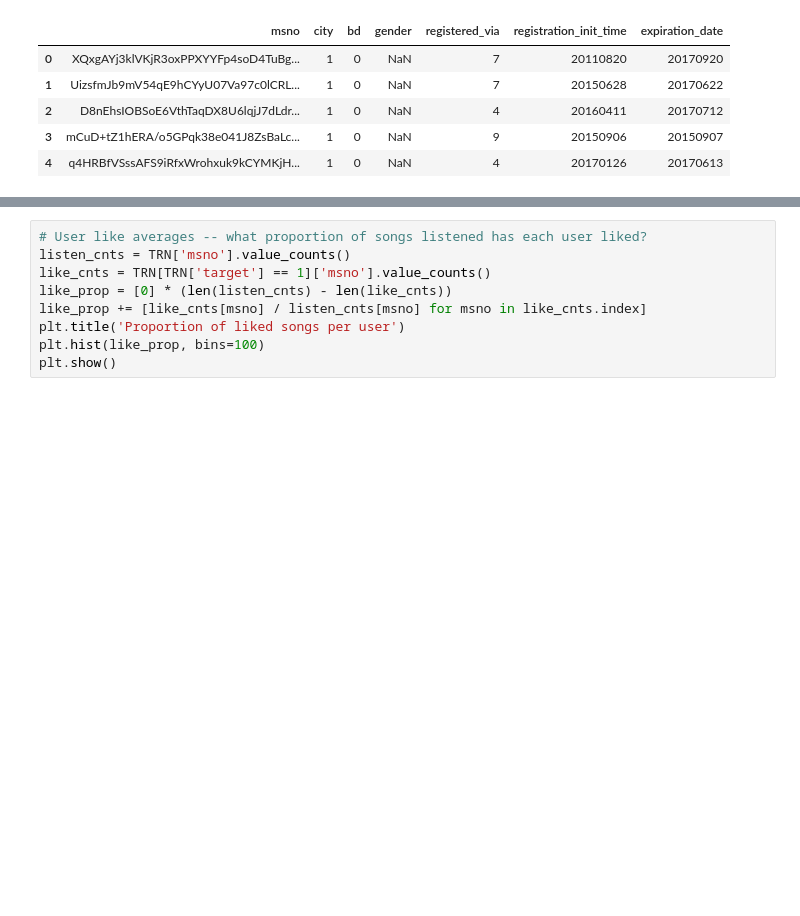
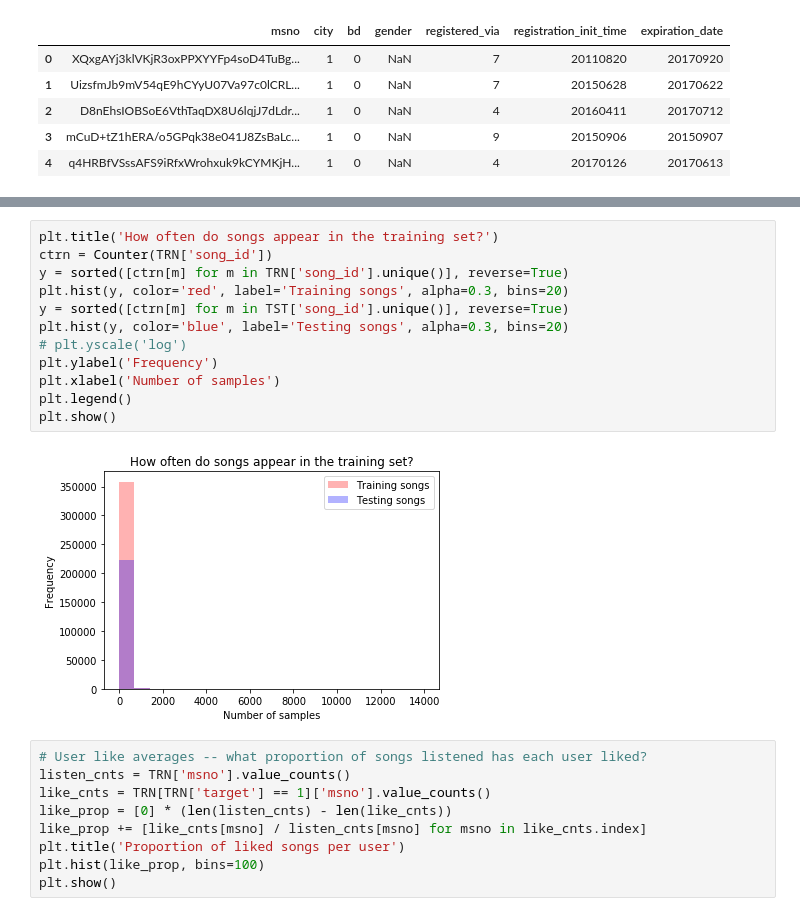
Before and after one commit to Kasonreal/kaggle-kkbox-recommender, a Jupyter notebook: notebooks/explore.ipynb, the cells around one changed output, grey strips where cells are left out. Cells and saved outputs as stored; diff of their text form; blank space fills up the shorter version.

```diff
--- a/notebooks/explore.ipynb
+++ b/notebooks/explore.ipynb
@@ -109,3 +123,17 @@ Name: msno, dtype: int64
+# %%
+plt.title('How often do songs appear in the training set?')
+ctrn = Counter(TRN['song_id'])
+y = sorted([ctrn[m] for m in TRN['song_id'].unique()], reverse=True)
+plt.hist(y, color='red', label='Training songs', alpha=0.3, bins=20)
+y = sorted([ctrn[m] for m in TST['song_id'].unique()], reverse=True)
+plt.hist(y, color='blue', label='Testing songs', alpha=0.3, bins=20)
+# plt.yscale('log')
+plt.ylabel('Frequency')
+plt.xlabel('Number of samples')
+plt.legend()
+plt.show()
+# %% [output]
+[figure, added]
 # %%
 # User like averages -- what proportion of songs listened has each user liked?
 listen_cnts = TRN['msno'].value_counts()
```
Also changed, not shown: parts of 4 cells of this notebook, 2 other files.
